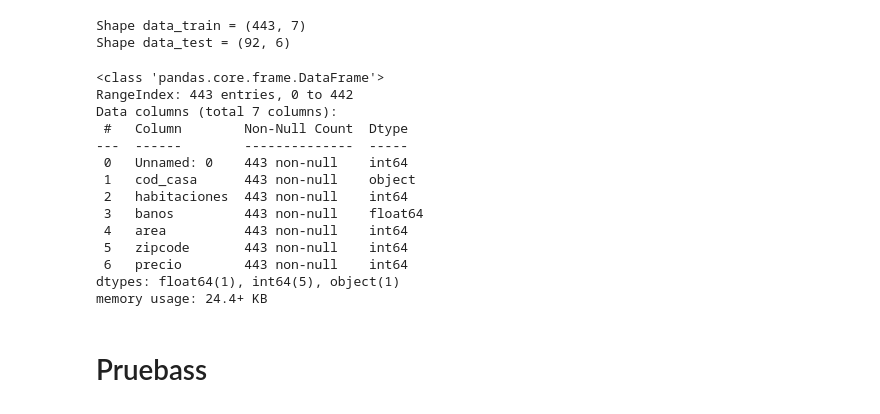
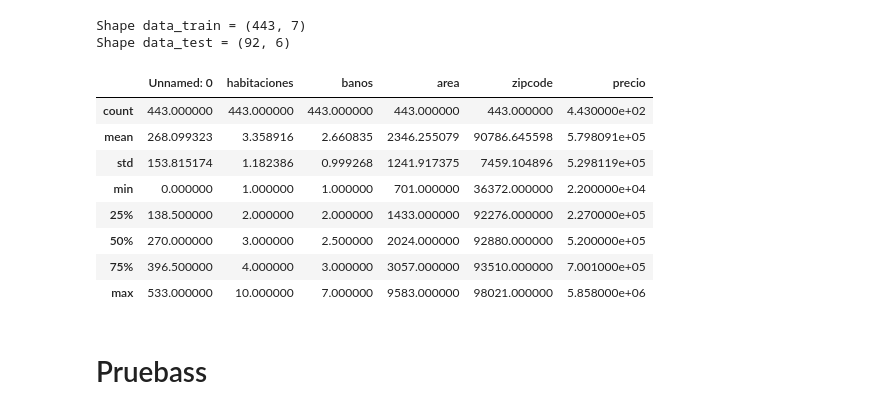
Before and after one commit to jean18/INF395, a Jupyter notebook: Tarea1/ANN_2021_1_Taller1.ipynb, the cells around one changed output. Saved outputs shown, nothing was run; the diff lists cells and outputs as text; code cells hidden in the pictures.

```diff
--- a/Tarea1/ANN_2021_1_Taller1.ipynb
+++ b/Tarea1/ANN_2021_1_Taller1.ipynb
@@ -166,19 +188,14 @@ print(f'Shape data_test = {data_test.shape}')
 Shape data_train = (443, 7)
 Shape data_test = (92, 6)
 # %%
-data_train.info()
+data_train.describe()
 # %% [output]
-<class 'pandas.core.frame.DataFrame'>
-RangeIndex: 443 entries, 0 to 442
-Data columns (total 7 columns):
- #   Column        Non-Null Count  Dtype
----  ------        --------------  -----
- 0   Unnamed: 0    443 non-null    int64
- 1   cod_casa      443 non-null    object
- 2   habitaciones  443 non-null    int64
- 3   banos         443 non-null    float64
- 4   area          443 non-null    int64
- 5   zipcode       443 non-null    int64
- 6   precio        443 non-null    int64
-dtypes: float64(1), int64(5), object(1)
-memory usage: 24.4+ KB
+|  | Unnamed: 0 | habitaciones | banos | area | zipcode | precio |
+| count | 443.000000 | 443.000000 | 443.000000 | 443.000000 | 443.000000 | 4.430000e+02 |
+| mean | 268.099323 | 3.358916 | 2.660835 | 2346.255079 | 90786.645598 | 5.798091e+05 |
+| std | 153.815174 | 1.182386 | 0.999268 | 1241.917375 | 7459.104896 | 5.298119e+05 |
+| min | 0.000000 | 1.000000 | 1.000000 | 701.000000 | 36372.000000 | 2.200000e+04 |
+| 25% | 138.500000 | 2.000000 | 2.000000 | 1433.000000 | 92276.000000 | 2.270000e+05 |
+| 50% | 270.000000 | 3.000000 | 2.500000 | 2024.000000 | 92880.000000 | 5.200000e+05 |
+| 75% | 396.500000 | 4.000000 | 3.000000 | 3057.000000 | 93510.000000 | 7.001000e+05 |
+| max | 533.000000 | 10.000000 | 7.000000 | 9583.000000 | 98021.000000 | 5.858000e+06 |
```
Also changed, not shown: parts of 23 cells of this notebook.
